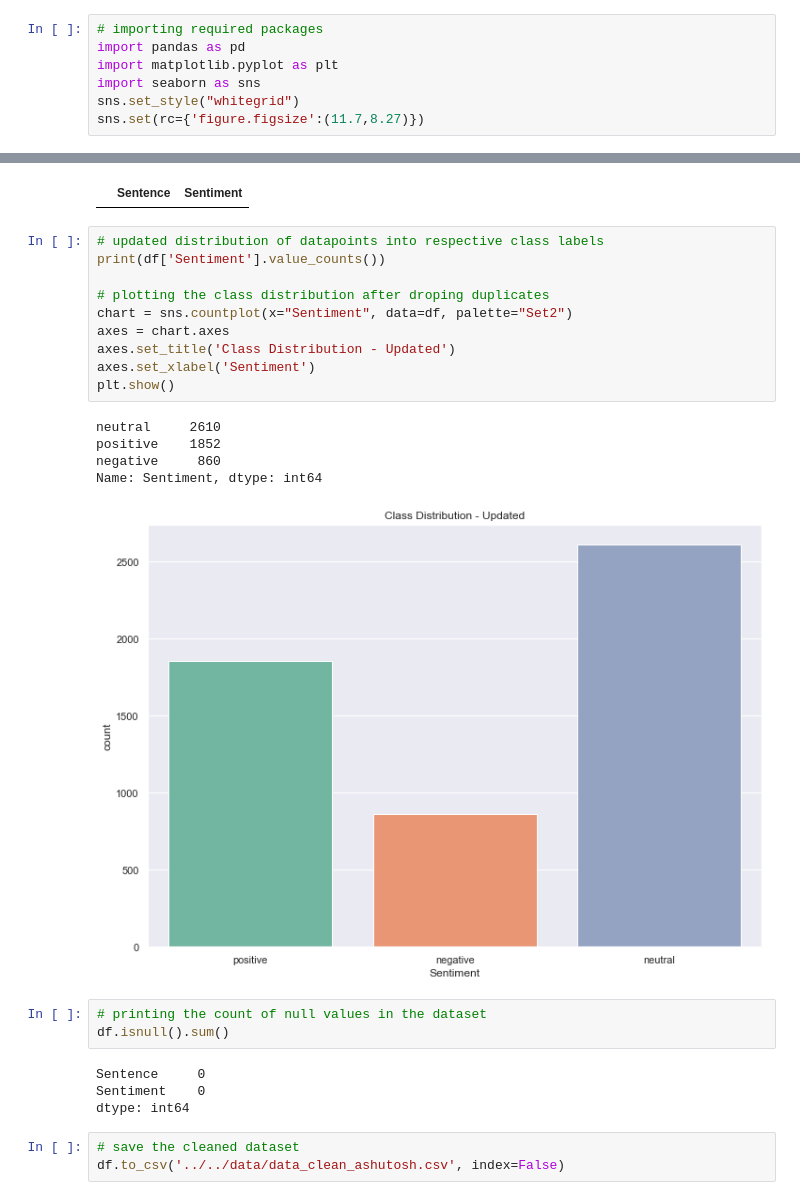
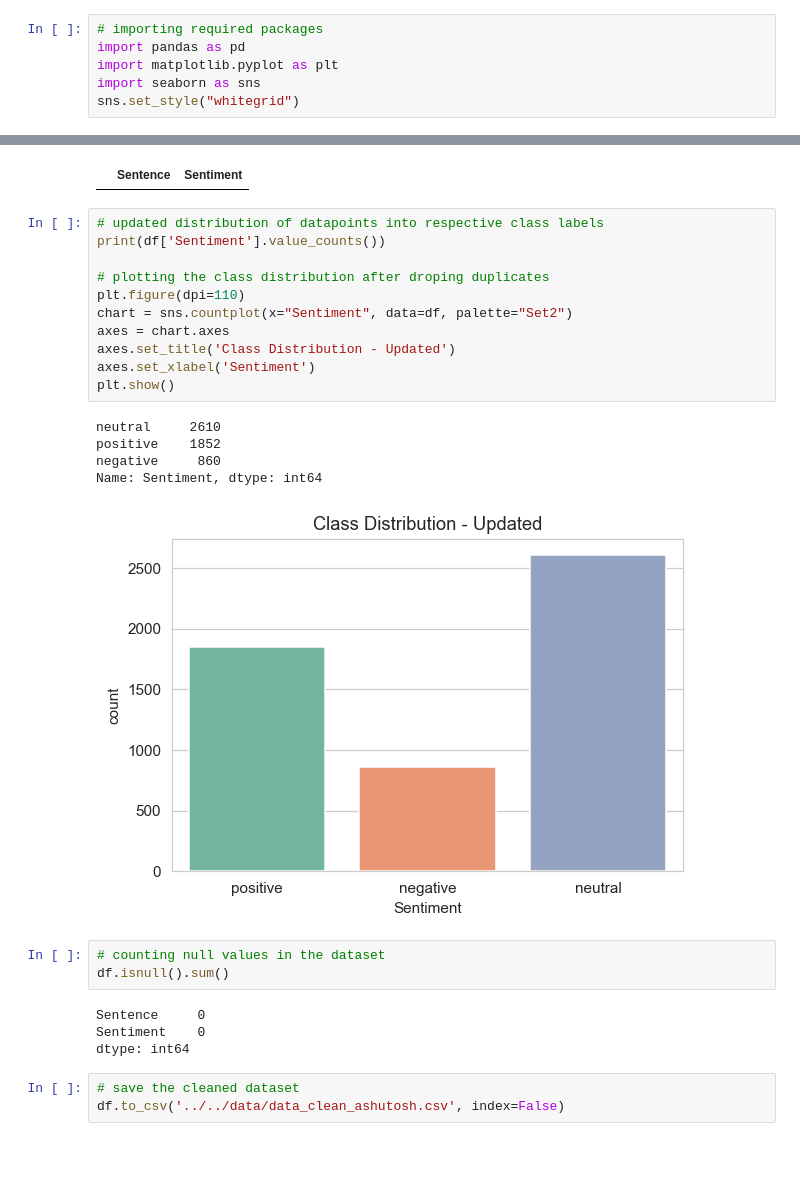
Before and after one commit to leoAshu/phishing-url-detection, a Jupyter notebook: notebooks/EDA/EDA - Ashutosh.ipynb, the cells around one changed output, grey strips where cells are left out. Cells and saved outputs as stored; diff of their text form; blank space fills up the shorter version.

```diff
--- a/notebooks/EDA/EDA - Ashutosh.ipynb
+++ b/notebooks/EDA/EDA - Ashutosh.ipynb
@@ -7,7 +7,6 @@ import pandas as pd
 import matplotlib.pyplot as plt
 import seaborn as sns
 sns.set_style("whitegrid")
-sns.set(rc={'figure.figsize':(11.7,8.27)})
 # %%
 # reading the dataset and loading into a dataframe
 df = pd.read_csv('../../data/data.csv')
@@ -101,21 +101,22 @@ df[df['Sentence'].duplicated()]
 # %%
 # updated distribution of datapoints into respective class labels
 print(df['Sentiment'].value_counts())
 
 # plotting the class distribution after droping duplicates
+plt.figure(dpi=110)
 chart = sns.countplot(x="Sentiment", data=df, palette="Set2")
 axes = chart.axes
 axes.set_title('Class Distribution - Updated')
 axes.set_xlabel('Sentiment')
 plt.show()
 # %% [output]
 neutral     2610
 positive    1852
 negative     860
 Name: Sentiment, dtype: int64
-[figure, old version]
+[figure, new version]
 # %%
-# printing the count of null values in the dataset
+# counting null values in the dataset
 df.isnull().sum()
 # %% [output]
 Sentence     0
```
Also changed, not shown: parts of 1 cell of this notebook.
